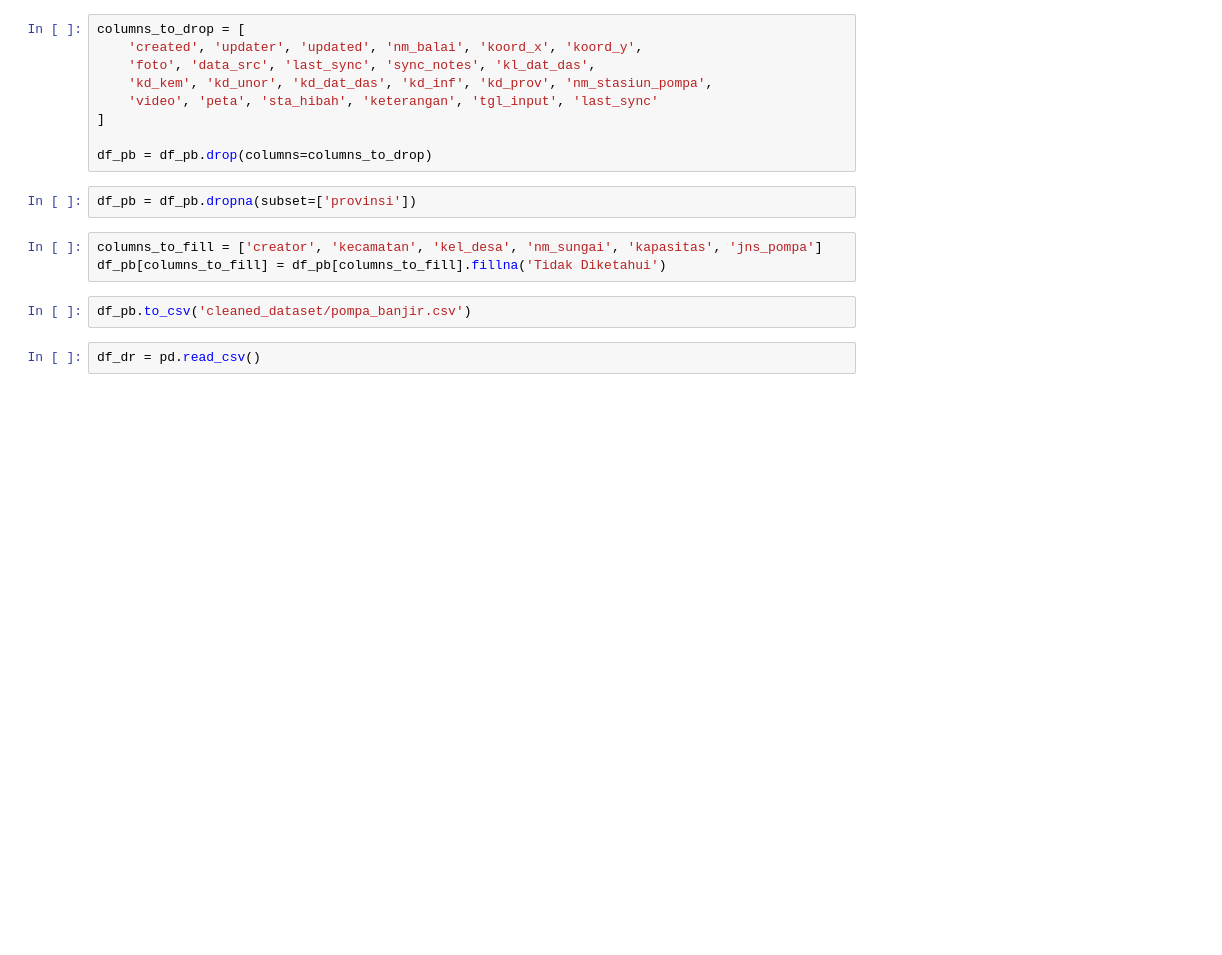
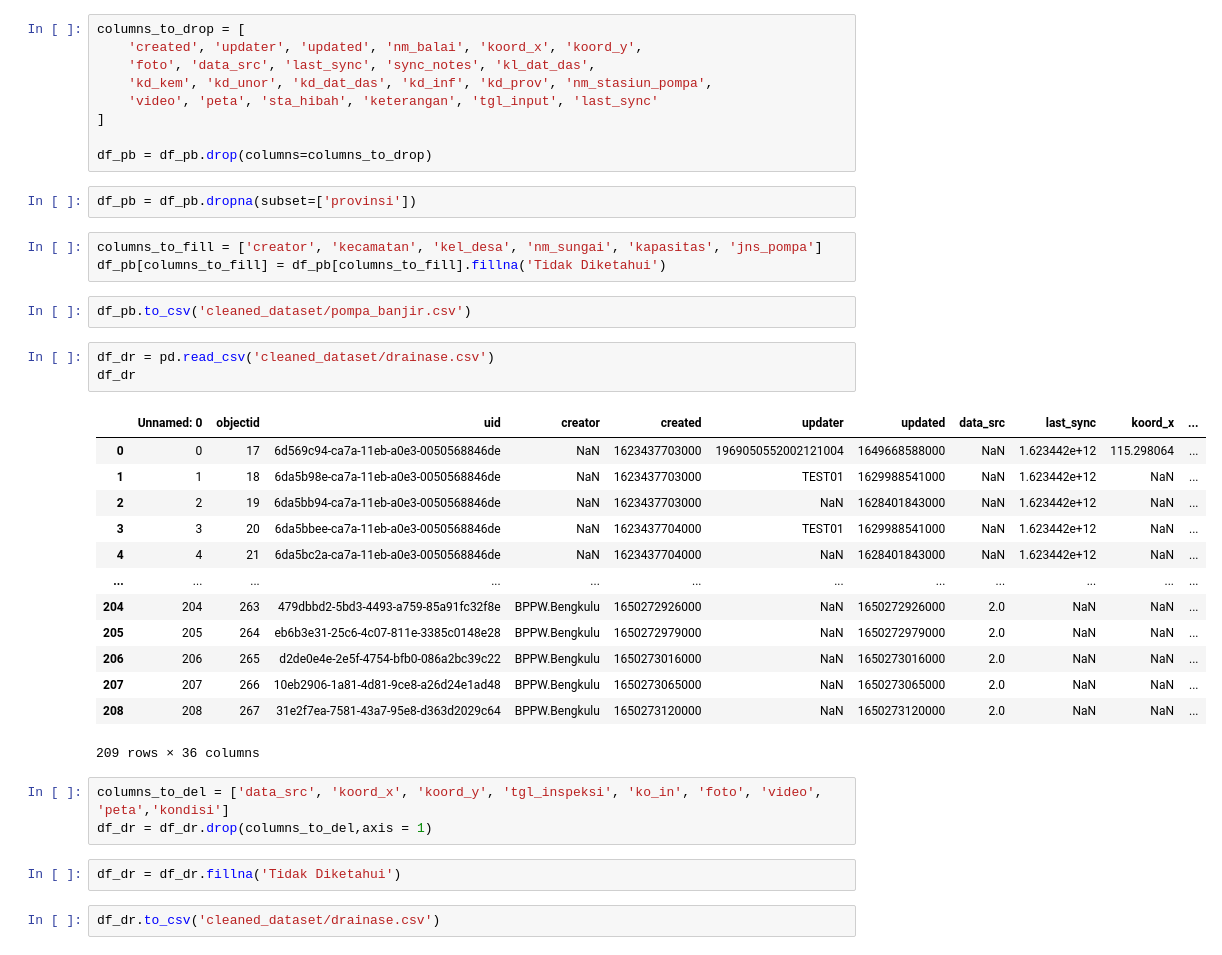
Before and after one commit to reswaratrista/DAD-Final_PlatL, a Jupyter notebook: cleaning_data_bencana.ipynb, the cells around one changed output. Drawn from its saved outputs; the diff is of its cells as text; blank space fills up the shorter version.

Commit message:
add drainase

```diff
--- a/cleaning_data_bencana.ipynb
+++ b/cleaning_data_bencana.ipynb
@@ -625,4 +625,26 @@ df_pb[columns_to_fill] = df_pb[columns_to_fill].fillna('Tidak Diketahui')
 # %%
 df_pb.to_csv('cleaned_dataset/pompa_banjir.csv')
 # %%
-df_dr = pd.read_csv()
+df_dr = pd.read_csv('cleaned_dataset/drainase.csv')
+df_dr
+# %% [output]
+|  | Unnamed: 0 | objectid | uid | creator | created | updater | updated | data_src | last_sync | koord_x | ... |
+| 0 | 0 | 17 | 6d569c94-ca7a-11eb-a0e3-0050568846de | NaN | 1623437703000 | 1969050552002121004 | 1649668588000 | NaN | 1.623442e+12 | 115.298064 | ... |
+| 1 | 1 | 18 | 6da5b98e-ca7a-11eb-a0e3-0050568846de | NaN | 1623437703000 | TEST01 | 1629988541000 | NaN | 1.623442e+12 | NaN | ... |
+| 2 | 2 | 19 | 6da5bb94-ca7a-11eb-a0e3-0050568846de | NaN | 1623437703000 | NaN | 1628401843000 | NaN | 1.623442e+12 | NaN | ... |
+| 3 | 3 | 20 | 6da5bbee-ca7a-11eb-a0e3-0050568846de | NaN | 1623437704000 | TEST01 | 1629988541000 | NaN | 1.623442e+12 | NaN | ... |
+| 4 | 4 | 21 | 6da5bc2a-ca7a-11eb-a0e3-0050568846de | NaN | 1623437704000 | NaN | 1628401843000 | NaN | 1.623442e+12 | NaN | ... |
+| ... | ... | ... | ... | ... | ... | ... | ... | ... | ... | ... | ... |
+| 204 | 204 | 263 | 479dbbd2-5bd3-4493-a759-85a91fc32f8e | BPPW.Bengkulu | 1650272926000 | NaN | 1650272926000 | 2.0 | NaN | NaN | ... |
+| 205 | 205 | 264 | eb6b3e31-25c6-4c07-811e-3385c0148e28 | BPPW.Bengkulu | 1650272979000 | NaN | 1650272979000 | 2.0 | NaN | NaN | ... |
+| 206 | 206 | 265 | d2de0e4e-2e5f-4754-bfb0-086a2bc39c22 | BPPW.Bengkulu | 1650273016000 | NaN | 1650273016000 | 2.0 | NaN | NaN | ... |
+| 207 | 207 | 266 | 10eb2906-1a81-4d81-9ce8-a26d24e1ad48 | BPPW.Bengkulu | 1650273065000 | NaN | 1650273065000 | 2.0 | NaN | NaN | ... |
+| 208 | 208 | 267 | 31e2f7ea-7581-43a7-95e8-d363d2029c64 | BPPW.Bengkulu | 1650273120000 | NaN | 1650273120000 | 2.0 | NaN | NaN | ... |
+209 rows × 36 columns
+# %%
+columns_to_del = ['data_src', 'koord_x', 'koord_y', 'tgl_inspeksi', 'ko_in', 'foto', 'video', 'peta','kondisi']
+df_dr = df_dr.drop(columns_to_del,axis = 1)
+# %%
+df_dr = df_dr.fillna('Tidak Diketahui')
+# %%
+df_dr.to_csv('cleaned_dataset/drainase.csv')
```
Also changed, not shown: 1 other file.
